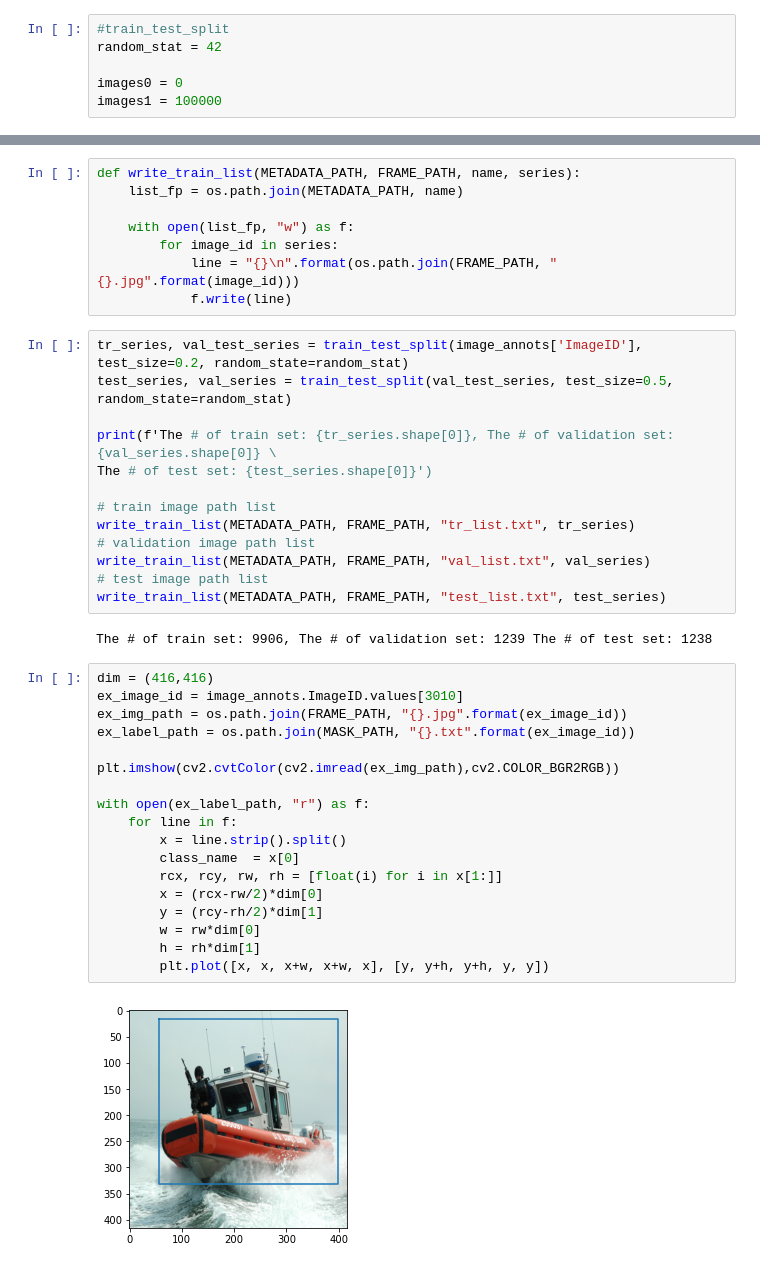
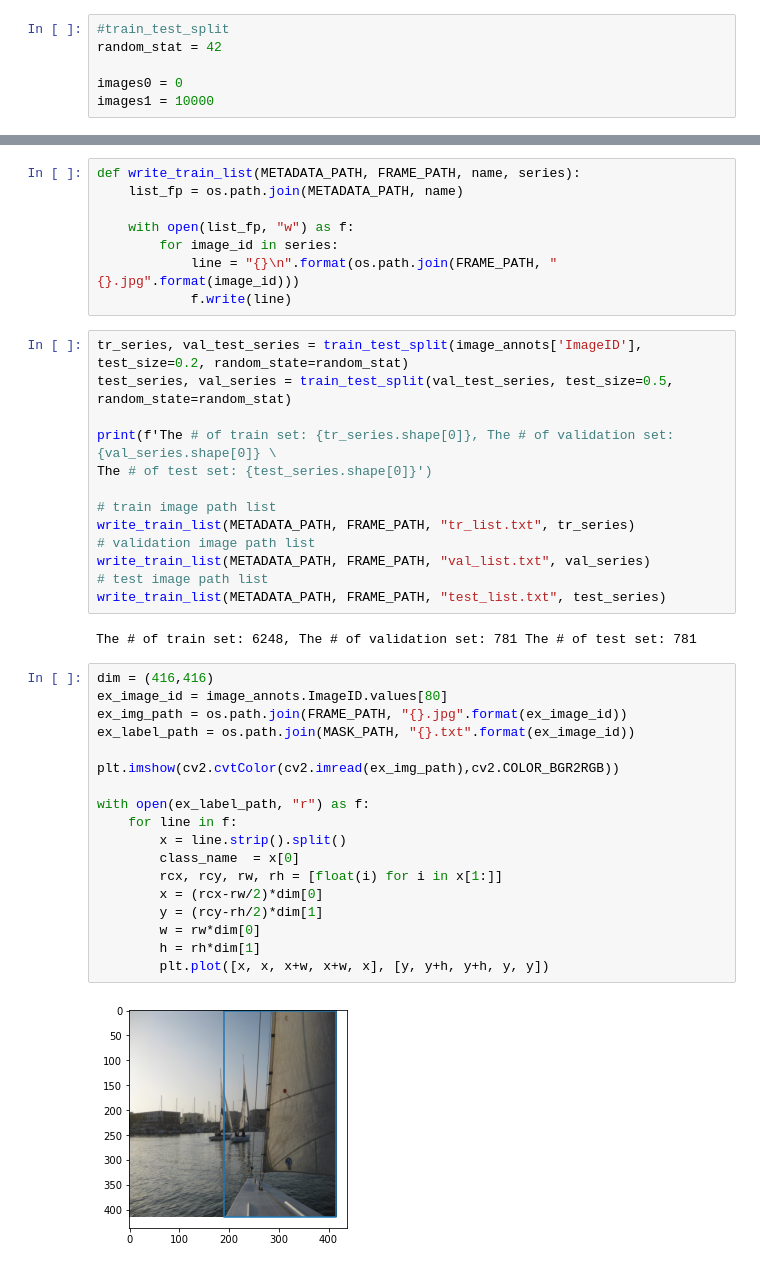
Before and after one commit to luisfarre/final_project_ih, a Jupyter notebook: 2.train_val_test_split.ipynb, the cells around one changed output, grey strips where cells are left out. Cells and saved outputs as stored; diff of their text form.

```diff
--- a/2.train_val_test_split.ipynb
+++ b/2.train_val_test_split.ipynb
@@ -18,7 +18,7 @@ from io import BytesIO
 random_stat = 42
 
 images0 = 0
-images1 = 100000
+images1 = 10000
 # %% [markdown]
 #### Paths
 # %%
@@ -75,24 +75,24 @@ write_train_list(METADATA_PATH, FRAME_PATH, "val_list.txt", val_series)
 # test image path list
 write_train_list(METADATA_PATH, FRAME_PATH, "test_list.txt", test_series)
 # %% [output]
-The # of train set: 9906, The # of validation set: 1239 The # of test set: 1238
+The # of train set: 6248, The # of validation set: 781 The # of test set: 781
 # %%
 dim = (416,416)
-ex_image_id = image_annots.ImageID.values[3010]
+ex_image_id = image_annots.ImageID.values[80]
 ex_img_path = os.path.join(FRAME_PATH, "{}.jpg".format(ex_image_id))
 ex_label_path = os.path.join(MASK_PATH, "{}.txt".format(ex_image_id))
 
 plt.imshow(cv2.cvtColor(cv2.imread(ex_img_path),cv2.COLOR_BGR2RGB))
 
 with open(ex_label_path, "r") as f:
     for line in f:
         x = line.strip().split()
         class_name  = x[0]
         rcx, rcy, rw, rh = [float(i) for i in x[1:]]
         x = (rcx-rw/2)*dim[0]
         y = (rcy-rh/2)*dim[1]
         w = rw*dim[0]
         h = rh*dim[1]
         plt.plot([x, x, x+w, x+w, x], [y, y+h, y+h, y, y])
 # %% [output]
-[figure, old version]
+[figure, new version]
```
Also changed, not shown: parts of 1 cell of this notebook, 4 other files.
